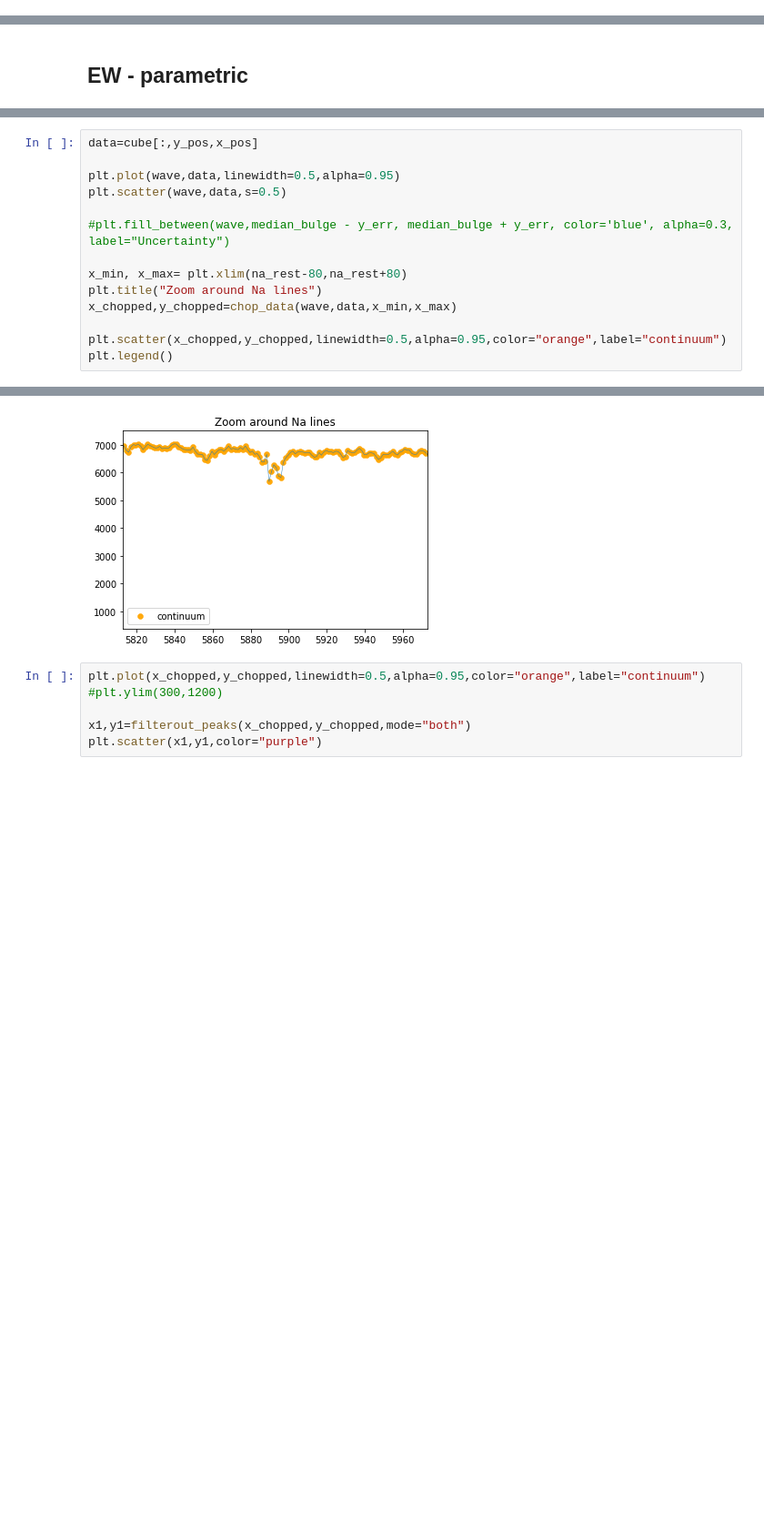
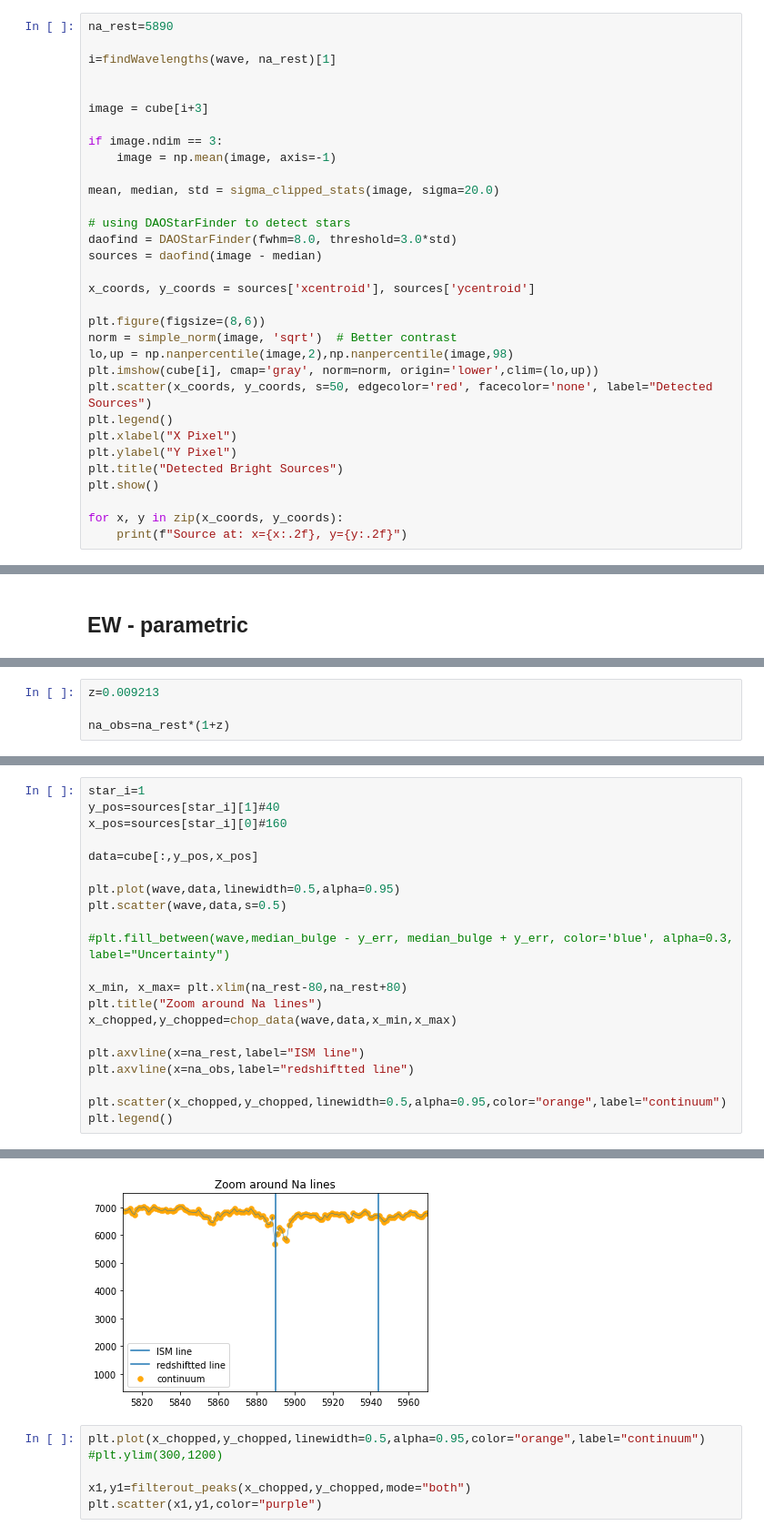
Before and after one commit to rita-png/extinction-ifs, a Jupyter notebook: cubes-Na.ipynb, the cells around one changed output, grey strips where cells are left out. Shown at 91% size. Saved outputs shown, nothing was run; the diff lists cells and outputs as text; blank space fills up the shorter version.

```diff
--- a/cubes-Na.ipynb
+++ b/cubes-Na.ipynb
@@ -90,0 +45,32 @@ Source at: x=306.30, y=278.73
+# %%
+na_rest=5890
+
+i=findWavelengths(wave, na_rest)[1]
+
+
+image = cube[i+3]
+
+if image.ndim == 3:
+    image = np.mean(image, axis=-1)
+
+mean, median, std = sigma_clipped_stats(image, sigma=20.0)
+
+# using DAOStarFinder to detect stars
+daofind = DAOStarFinder(fwhm=8.0, threshold=3.0*std)
+sources = daofind(image - median)
+
+x_coords, y_coords = sources['xcentroid'], sources['ycentroid']
+
+plt.figure(figsize=(8,6))
+norm = simple_norm(image, 'sqrt')  # Better contrast
+lo,up = np.nanpercentile(image,2),np.nanpercentile(image,98)
+plt.imshow(cube[i], cmap='gray', norm=norm, origin='lower',clim=(lo,up))
+plt.scatter(x_coords, y_coords, s=50, edgecolor='red', facecolor='none', label="Detected Sources")
+plt.legend()
+plt.xlabel("X Pixel")
+plt.ylabel("Y Pixel")
+plt.title("Detected Bright Sources")
+plt.show()
+
+for x, y in zip(x_coords, y_coords):
+    print(f"Source at: x={x:.2f}, y={y:.2f}")
@@ -345 +266,5 @@ z=0.009213
+# %%
+z=0.009213
+
+na_obs=na_rest*(1+z)
 # %%
@@ -349,20 +274,27 @@ na_rest-80
 # %%
+star_i=1
+y_pos=sources[star_i][1]#40
+x_pos=sources[star_i][0]#160
+
 data=cube[:,y_pos,x_pos]
 
 plt.plot(wave,data,linewidth=0.5,alpha=0.95)
 plt.scatter(wave,data,s=0.5)
 
 #plt.fill_between(wave,median_bulge - y_err, median_bulge + y_err, color='blue', alpha=0.3, label="Uncertainty")
 
 x_min, x_max= plt.xlim(na_rest-80,na_rest+80)
 plt.title("Zoom around Na lines")
 x_chopped,y_chopped=chop_data(wave,data,x_min,x_max)
 
+plt.axvline(x=na_rest,label="ISM line")
+plt.axvline(x=na_obs,label="redshiftted line")
+
 plt.scatter(x_chopped,y_chopped,linewidth=0.5,alpha=0.95,color="orange",label="continuum")
 plt.legend()
 # %% [output]
 <matplotlib.legend.Legend at 0x...>
-[figure, old version]
+[figure, new version]
 # %%
 plt.plot(x_chopped,y_chopped,linewidth=0.5,alpha=0.95,color="orange",label="continuum")
 #plt.ylim(300,1200)
```
Also changed, not shown: parts of 24 cells of this notebook, 1 other file.
